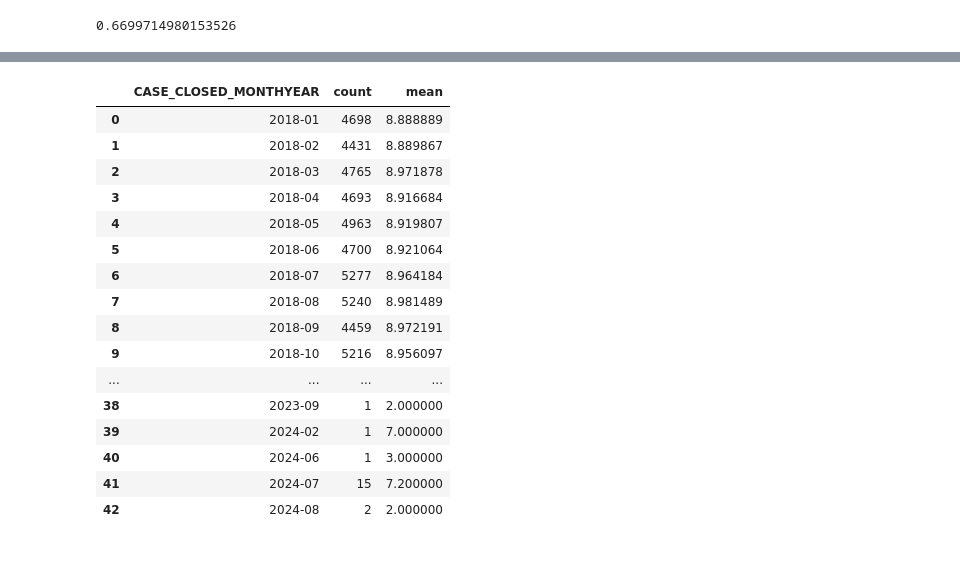
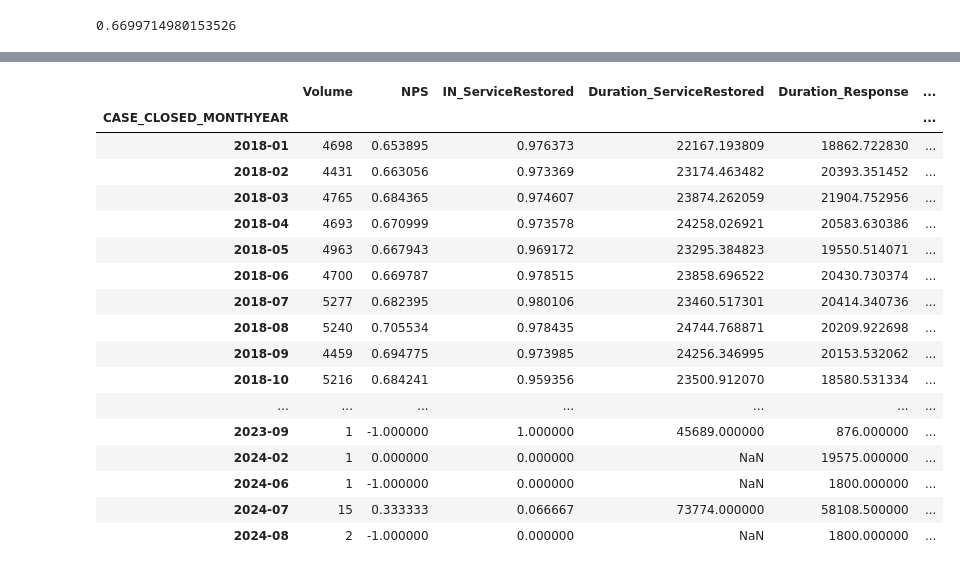
Before and after one commit to ruineux/Capstones-and-Projects, a Jupyter notebook: Insights and Analytics/Operations Cases/Notebook/NPS Analysis.ipynb, the cells around one changed output, grey strips where cells are left out. Cells and saved outputs as stored; diff of their text form; code cells hidden in the pictures.

```diff
--- a/Insights and Analytics/Operations Cases/Notebook/NPS Analysis.ipynb
+++ b/Insights and Analytics/Operations Cases/Notebook/NPS Analysis.ipynb
@@ -67,0 +70,2 @@ dtype: object
+# %%
+DF["ISIN_SERVICERESTORED"] = (~DF["CASE_SERVICERESTORED_DATETIME"].isnull()).astype(int)
@@ -126,20 +171,38 @@ DF["CASE_CLOSED_MONTHYEAR"] = pd.to_datetime(DF["CASE_CLOSED_DATETIME"], format=
 # %%
-DF.groupby(["CASE_CLOSED_MONTHYEAR"])["FEEDBACK_RATING"].agg(["count","mean"]).reset_index().sort_values(by="CASE_CLOSED_MONTHYEAR")
+a = \
+DF.groupby(["CASE_CLOSED_MONTHYEAR"])["NPS"].agg(["count","mean"]).reset_index().sort_values(by="CASE_CLOSED_MONTHYEAR").rename(columns={"count":"Volume",
+                                                                                                                                             "mean": "NPS"
+                                                                                                                                            }).set_index("CASE_CLOSED_MONTHYEAR")
+b = \
+DF.groupby(["CASE_CLOSED_MONTHYEAR"])["ISIN_SERVICERESTORED"].agg(["mean"]).reset_index().sort_values(by="CASE_CLOSED_MONTHYEAR").rename(columns={"mean": "IN_ServiceRestored"}).set_index("CASE_CLOSED_MONTHYEAR")["IN_ServiceRestored"]
+
+c = \
+DF.groupby(["CASE_CLOSED_MONTHYEAR"])["DURATION(SECONDS)_TOSERVICERESTORE"].agg(["mean"]).reset_index().sort_values(by="CASE_CLOSED_MONTHYEAR").rename(columns={"mean": "Duration_ServiceRestored"}).set_index("CASE_CLOSED_MONTHYEAR")["Duration_ServiceRestored"]
+
+d = \
+DF.groupby(["CASE_CLOSED_MONTHYEAR"])["DURATION(SECONDS)_TORESPOND"].agg(["mean"]).reset_index().sort_values(by="CASE_CLOSED_MONTHYEAR").rename(columns={"mean": "Duration_Response"}).set_index("CASE_CLOSED_MONTHYEAR")["Duration_Response"]
+
+e = \
+DF.groupby(["CASE_CLOSED_MONTHYEAR"])["DURATION(SECONDS)_TOCLOSE"].agg(["mean"]).reset_index().sort_values(by="CASE_CLOSED_MONTHYEAR").rename(columns={"mean": "Duration_Close"}).set_index("CASE_CLOSED_MONTHYEAR")["Duration_Close"]
+
+
+pd.concat([a,b,c,d,e], axis=1)
 # %% [output]
-|  | CASE_CLOSED_MONTHYEAR | count | mean |
-| 0 | 2018-01 | 4698 | 8.888889 |
-| 1 | 2018-02 | 4431 | 8.889867 |
-| 2 | 2018-03 | 4765 | 8.971878 |
-| 3 | 2018-04 | 4693 | 8.916684 |
-| 4 | 2018-05 | 4963 | 8.919807 |
-| 5 | 2018-06 | 4700 | 8.921064 |
-| 6 | 2018-07 | 5277 | 8.964184 |
-| 7 | 2018-08 | 5240 | 8.981489 |
-| 8 | 2018-09 | 4459 | 8.972191 |
-| 9 | 2018-10 | 5216 | 8.956097 |
-| ... | ... | ... | ... |
-| 38 | 2023-09 | 1 | 2.000000 |
-| 39 | 2024-02 | 1 | 7.000000 |
-| 40 | 2024-06 | 1 | 3.000000 |
-| 41 | 2024-07 | 15 | 7.200000 |
-| 42 | 2024-08 | 2 | 2.000000 |
+|  | Volume | NPS | IN_ServiceRestored | Duration_ServiceRestored | Duration_Response | ... |
+| CASE_CLOSED_MONTHYEAR |  |  |  |  |  | ... |
+| 2018-01 | 4698 | 0.653895 | 0.976373 | 22167.193809 | 18862.722830 | ... |
+| 2018-02 | 4431 | 0.663056 | 0.973369 | 23174.463482 | 20393.351452 | ... |
+| 2018-03 | 4765 | 0.684365 | 0.974607 | 23874.262059 | 21904.752956 | ... |
+| 2018-04 | 4693 | 0.670999 | 0.973578 | 24258.026921 | 20583.630386 | ... |
+| 2018-05 | 4963 | 0.667943 | 0.969172 | 23295.384823 | 19550.514071 | ... |
+| 2018-06 | 4700 | 0.669787 | 0.978515 | 23858.696522 | 20430.730374 | ... |
+| 2018-07 | 5277 | 0.682395 | 0.980106 | 23460.517301 | 20414.340736 | ... |
+| 2018-08 | 5240 | 0.705534 | 0.978435 | 24744.768871 | 20209.922698 | ... |
+| 2018-09 | 4459 | 0.694775 | 0.973985 | 24256.346995 | 20153.532062 | ... |
+| 2018-10 | 5216 | 0.684241 | 0.959356 | 23500.912070 | 18580.531334 | ... |
+| ... | ... | ... | ... | ... | ... | ... |
+| 2023-09 | 1 | -1.000000 | 1.000000 | 45689.000000 | 876.000000 | ... |
+| 2024-02 | 1 | 0.000000 | 0.000000 | NaN | 19575.000000 | ... |
+| 2024-06 | 1 | -1.000000 | 0.000000 | NaN | 1800.000000 | ... |
+| 2024-07 | 15 | 0.333333 | 0.066667 | 73774.000000 | 58108.500000 | ... |
+| 2024-08 | 2 | -1.000000 | 0.000000 | NaN | 1800.000000 | ... |
```
Also changed, not shown: parts of 31 cells of this notebook.
